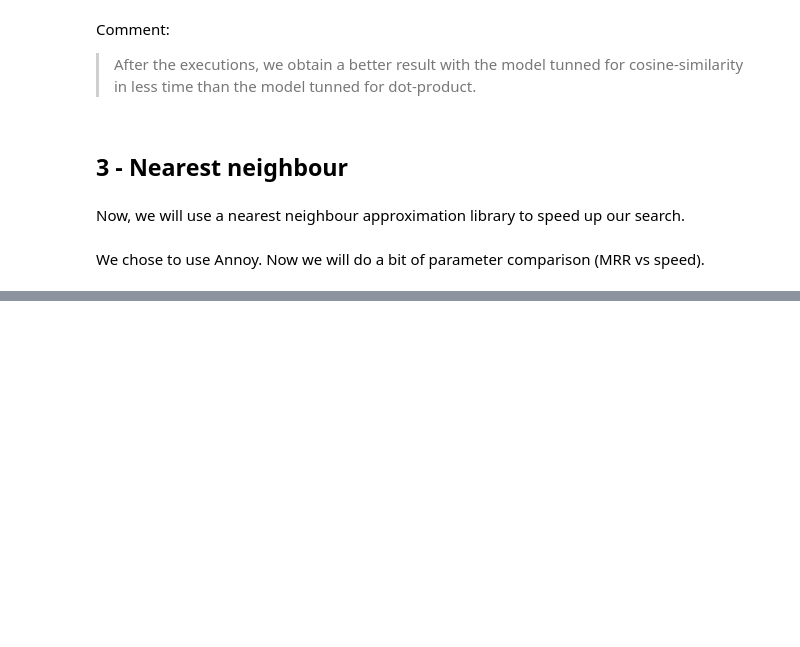
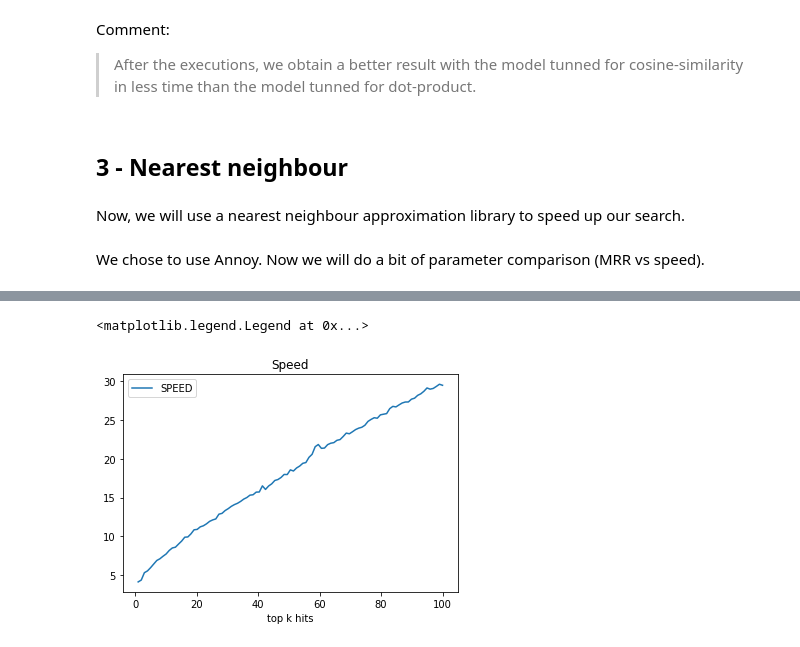
Before and after one commit to christopherdiamana/question_answering_engine, a Jupyter notebook: Create_a_searchable_index.ipynb, the cells around one changed output, grey strips where cells are left out. Cells and saved outputs as stored; diff of their text form; code cells hidden in the pictures; blank space fills up the shorter version.

```diff
--- a/Create_a_searchable_index.ipynb
+++ b/Create_a_searchable_index.ipynb
@@ -407,0 +594,10 @@ top_k_hits = 10         #Output k hits
+# %%
+x = np.linspace(top_k_hits_min, top_k_hits_max, top_k_hits_max - top_k_hits_min)  # Sample data.
+
+plt.plot(x, list_speed, label='SPEED')
+plt.xlabel('top k hits')
+plt.title("Speed")
+plt.legend()
+# %% [output]
+<matplotlib.legend.Legend at 0x...>
+[figure, added]
```
Also changed, not shown: parts of 43 cells of this notebook.
